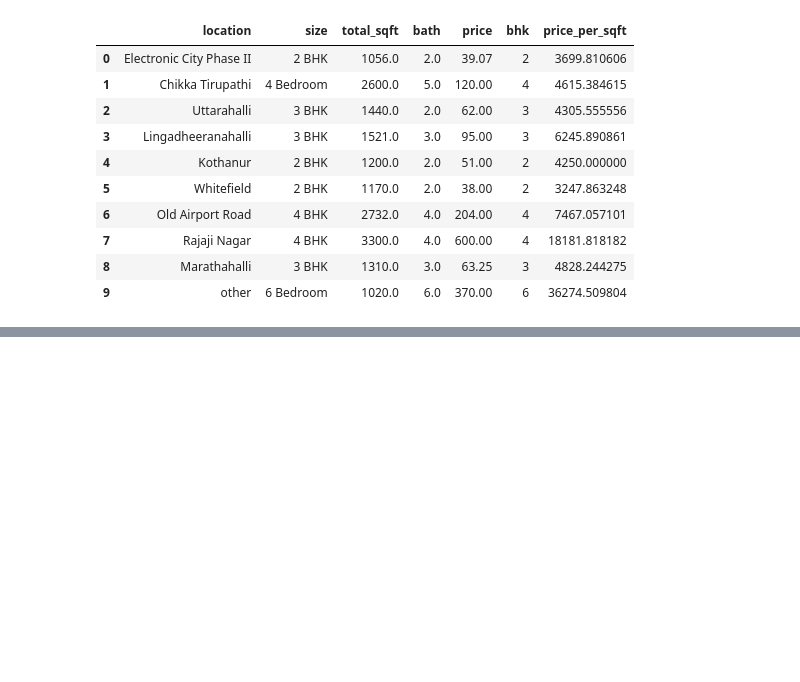
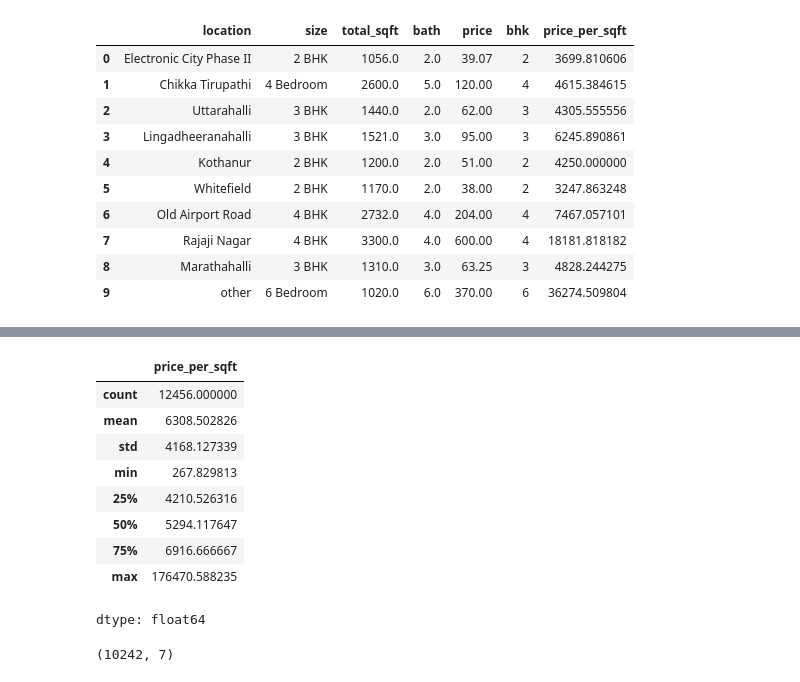
Before and after one commit to NarendarB0152/VignanUniversityWorkShop, a Jupyter notebook: Project/Project.ipynb, the cells around one changed output, grey strips where cells are left out. Drawn from its saved outputs; the diff is of its cells as text; code cells hidden in the pictures; blank space fills up the shorter version.

```diff
--- a/Project/Project.ipynb
+++ b/Project/Project.ipynb
@@ -357,0 +376,26 @@ df5.head(10)
+# %%
+df6.price_per_sqft.describe()
+# %% [output]
+|  | price_per_sqft |
+| count | 12456.000000 |
+| mean | 6308.502826 |
+| std | 4168.127339 |
+| min | 267.829813 |
+| 25% | 4210.526316 |
+| 50% | 5294.117647 |
+| 75% | 6916.666667 |
+| max | 176470.588235 |
+dtype: float64
+# %%
+def remove_pps_outliers(df):
+    df_out = pd.DataFrame()
+    for key, subdf in df.groupby('location'):
+        m = np.mean(subdf.price_per_sqft)
+        st = np.std(subdf.price_per_sqft)
+        reduced_df = subdf[(subdf.price_per_sqft>(m-st)) & (subdf.price_per_sqft<=(m+st))]
+        df_out = pd.concat([df_out,reduced_df],ignore_index=True)
+    return df_out
+df7 = remove_pps_outliers(df6)
+df7.shape
+# %% [output]
+(10242, 7)
```
Also changed, not shown: parts of 3 cells of this notebook.
